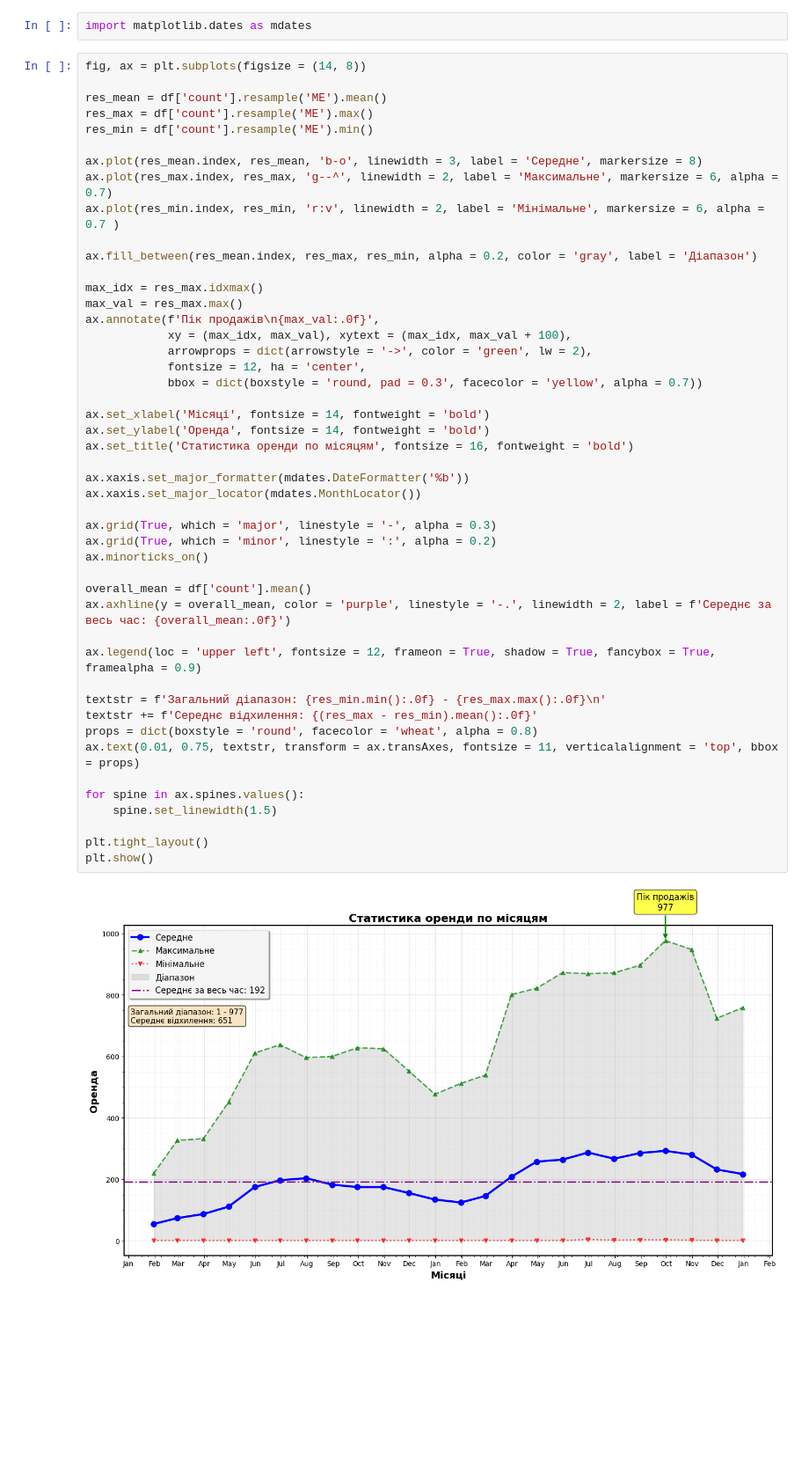
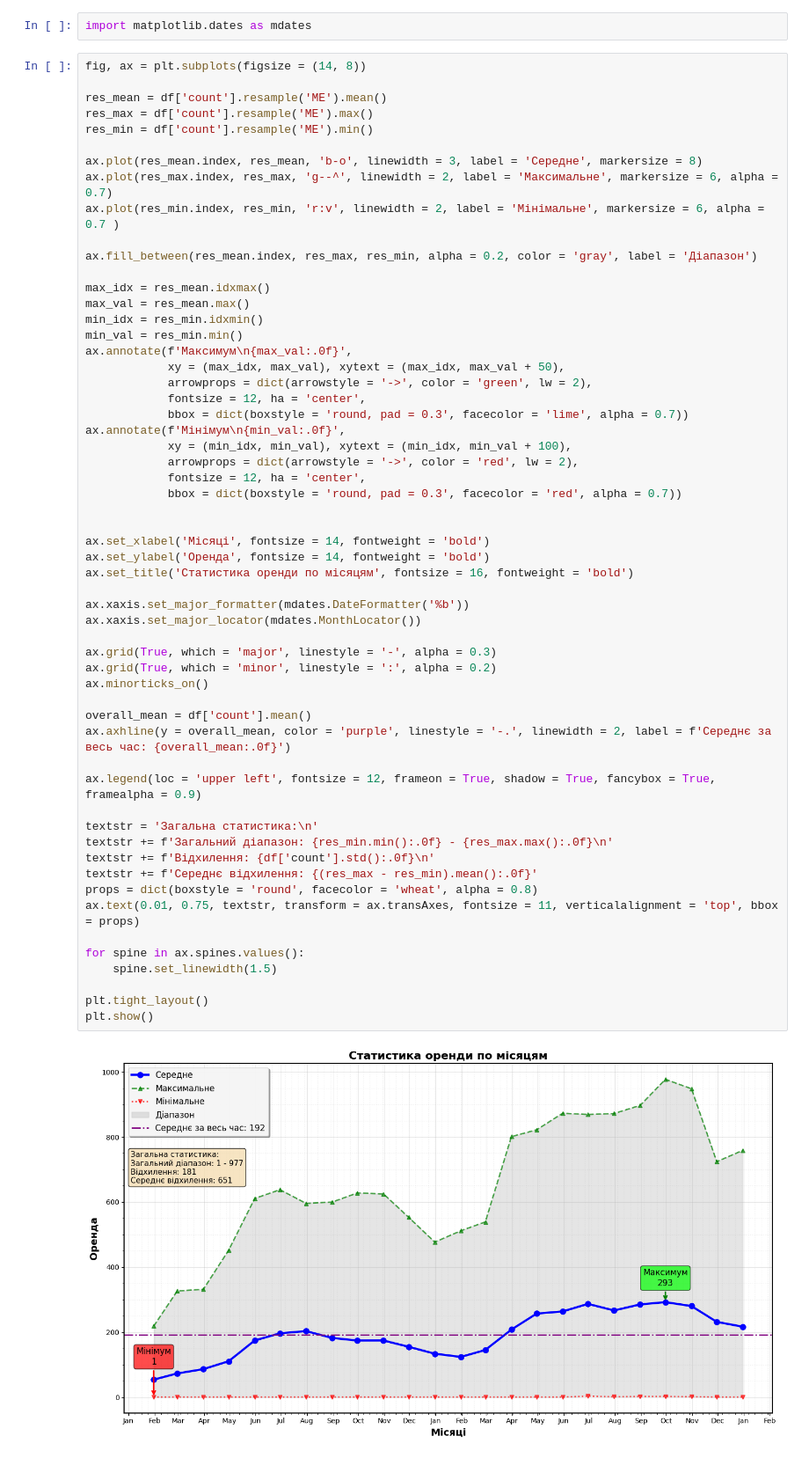
Before and after one commit to KarinaChokine/Python-for-DA, a Jupyter notebook: HW_11_2_Візуалізація_даних_з_Matplotlib.ipynb, the cells around one changed output. Shown at 88% size. Cells and saved outputs as stored; diff of their text form; blank space fills up the shorter version.

```diff
--- a/HW_11_2_Візуалізація_даних_з_Matplotlib.ipynb
+++ b/HW_11_2_Візуалізація_даних_з_Matplotlib.ipynb
@@ -269,39 +269,49 @@ ax.plot(res_min.index, res_min, 'r:v', linewidth = 2, label = 'Мінімаль
 
 ax.fill_between(res_mean.index, res_max, res_min, alpha = 0.2, color = 'gray', label = 'Діапазон')
 
-max_idx = res_max.idxmax()
-max_val = res_max.max()
-ax.annotate(f'Пік продажів\n{max_val:.0f}',
-            xy = (max_idx, max_val), xytext = (max_idx, max_val + 100),
+max_idx = res_mean.idxmax()
+max_val = res_mean.max()
+min_idx = res_min.idxmin()
+min_val = res_min.min()
+ax.annotate(f'Максимум\n{max_val:.0f}',
+            xy = (max_idx, max_val), xytext = (max_idx, max_val + 50),
             arrowprops = dict(arrowstyle = '->', color = 'green', lw = 2),
             fontsize = 12, ha = 'center',
-            bbox = dict(boxstyle = 'round, pad = 0.3', facecolor = 'yellow', alpha = 0.7))
+            bbox = dict(boxstyle = 'round, pad = 0.3', facecolor = 'lime', alpha = 0.7))
+ax.annotate(f'Мінімум\n{min_val:.0f}',
+            xy = (min_idx, min_val), xytext = (min_idx, min_val + 100),
+            arrowprops = dict(arrowstyle = '->', color = 'red', lw = 2),
+            fontsize = 12, ha = 'center',
+            bbox = dict(boxstyle = 'round, pad = 0.3', facecolor = 'red', alpha = 0.7))
+
 
 ax.set_xlabel('Місяці', fontsize = 14, fontweight = 'bold')
 ax.set_ylabel('Оренда', fontsize = 14, fontweight = 'bold')
 ax.set_title('Статистика оренди по місяцям', fontsize = 16, fontweight = 'bold')
 
 ax.xaxis.set_major_formatter(mdates.DateFormatter('%b'))
 ax.xaxis.set_major_locator(mdates.MonthLocator())
 
 ax.grid(True, which = 'major', linestyle = '-', alpha = 0.3)
 ax.grid(True, which = 'minor', linestyle = ':', alpha = 0.2)
 ax.minorticks_on()
 
 overall_mean = df['count'].mean()
 ax.axhline(y = overall_mean, color = 'purple', linestyle = '-.', linewidth = 2, label = f'Середнє за весь час: {overall_mean:.0f}')
 
 ax.legend(loc = 'upper left', fontsize = 12, frameon = True, shadow = True, fancybox = True, framealpha = 0.9)
 
-textstr = f'Загальний діапазон: {res_min.min():.0f} - {res_max.max():.0f}\n'
+textstr = 'Загальна статистика:\n'
+textstr += f'Загальний діапазон: {res_min.min():.0f} - {res_max.max():.0f}\n'
+textstr += f'Відхилення: {df['count'].std():.0f}\n'
 textstr += f'Середнє відхилення: {(res_max - res_min).mean():.0f}'
 props = dict(boxstyle = 'round', facecolor = 'wheat', alpha = 0.8)
 ax.text(0.01, 0.75, textstr, transform = ax.transAxes, fontsize = 11, verticalalignment = 'top', bbox = props)
 
 for spine in ax.spines.values():
     spine.set_linewidth(1.5)
 
 plt.tight_layout()
 plt.show()
 # %% [output]
-[figure, old version]
+[figure, new version]
```
Also changed, not shown: parts of 1 cell of this notebook.
